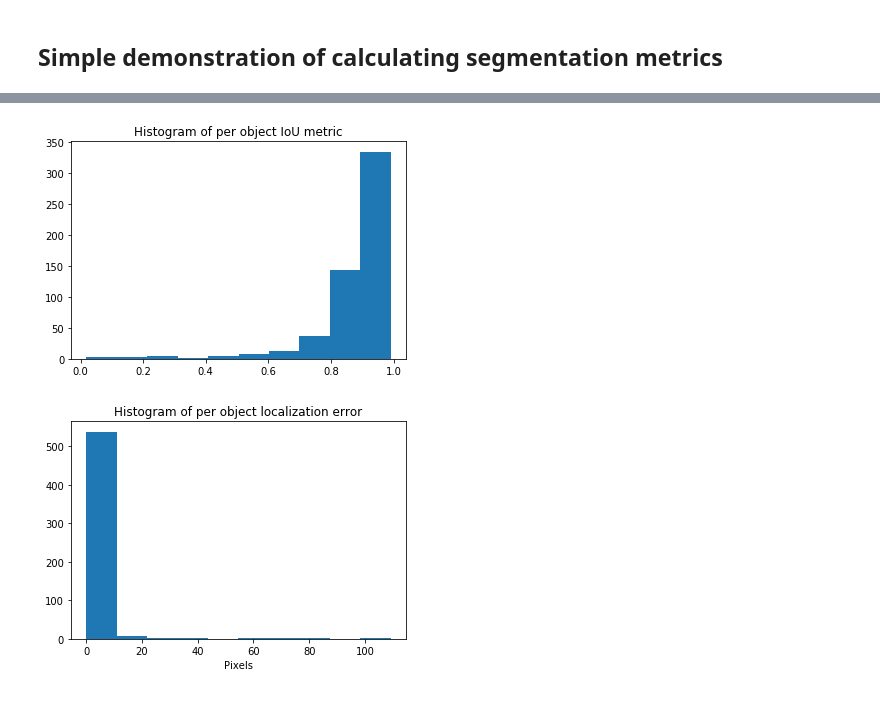
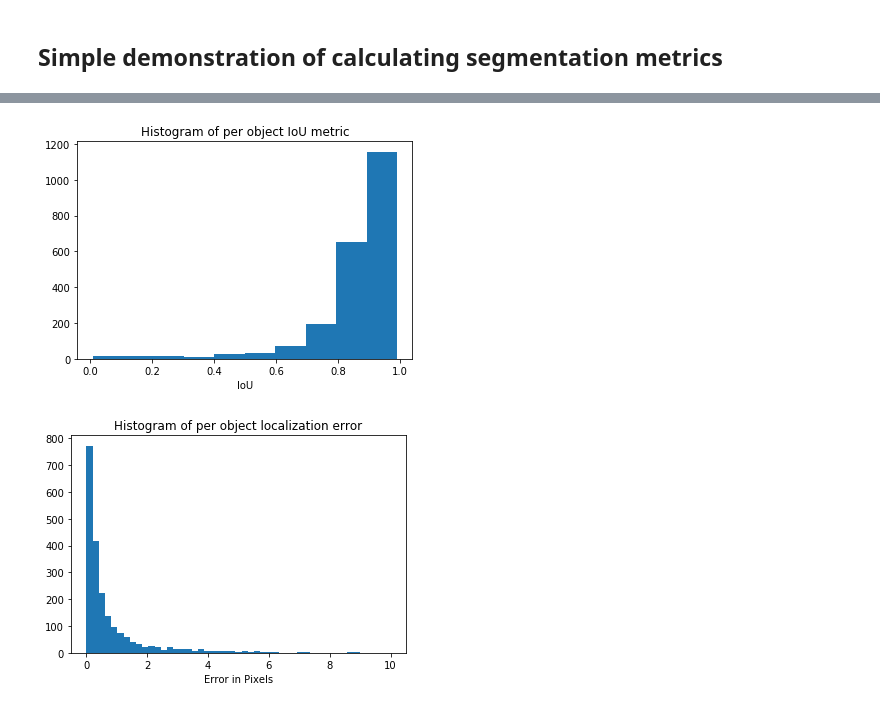
Before and after one commit to lowe-lab-ucl/unet_segmentation_metrics, a Jupyter notebook: notebooks/unet_segmentation_metrics.ipynb, the cells around one changed output, grey strips where cells are left out. Drawn from its saved outputs; the diff is of its cells as text; code cells hidden in the pictures.

```diff
--- a/notebooks/unet_segmentation_metrics.ipynb
+++ b/notebooks/unet_segmentation_metrics.ipynb
@@ -9,7 +9,8 @@ import segmetrics
 import numpy as np
 from skimage.io import imread
 # %%
-n = 9
+# load a ground truth - prediction image pair
+n = 1
 p = '/home/arl/Dropbox/Data/TestingData/UNet2D_testing_Scribble/set12'
 true = imread(os.path.join(p, 'labels_compressed', f'l_{n}.tif'))
 pred = imread(os.path.join(p, 'segmented_2019-11-27', f's_{n}.tif'))
@@ -59,0 +60,8 @@ plt.show()
+# %%
+files = []
+for n in range(10):
+    true = os.path.join(p, 'labels_compressed', f'l_{n}.tif')
+    pred = os.path.join(p, 'segmented_2019-11-27', f's_{n}.tif')
+    files.append((true, pred))
+# %%
+batch_result = segmetrics.batch(files)
@@ -60,15 +93,16 @@ plt.show()
 # %%
 plt.figure()
-plt.hist(metrix.per_object_IoU)
+plt.hist(batch_result.per_object_IoU)
 plt.title('Histogram of per object IoU metric')
+plt.xlabel('IoU')
 plt.show()
 # %% [output]
-[figure, old version]
+[figure, new version]
 # %%
 plt.figure()
-plt.hist(metrix.localization_error)
+plt.hist(batch_result.per_object_localization_error, bins=np.linspace(0,10,50))
 plt.title('Histogram of per object localization error')
-plt.xlabel('Pixels')
+plt.xlabel('Error in Pixels')
 plt.show()
 # %% [output]
-[figure, old version]
+[figure, new version]
```
Also changed, not shown: parts of 12 cells of this notebook.
